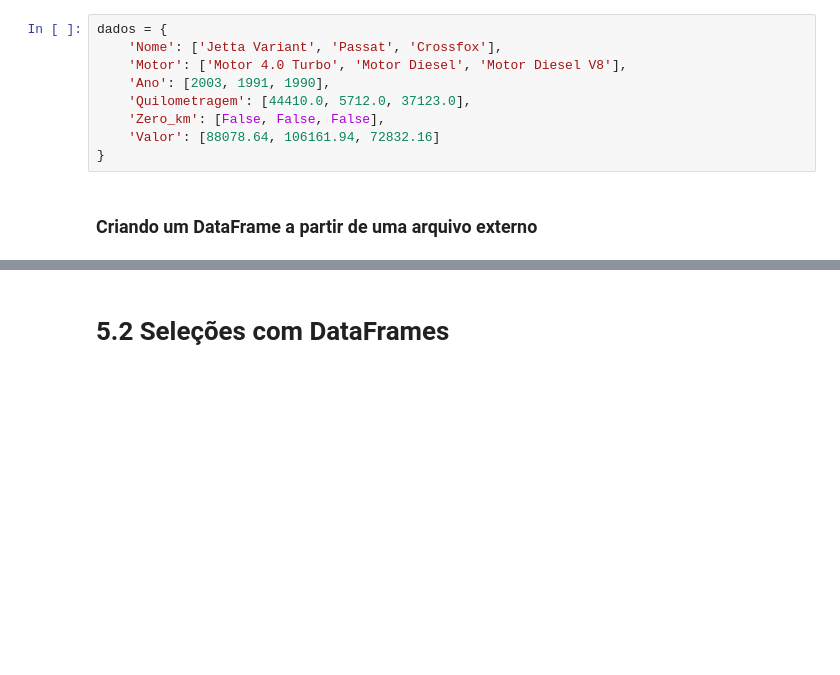
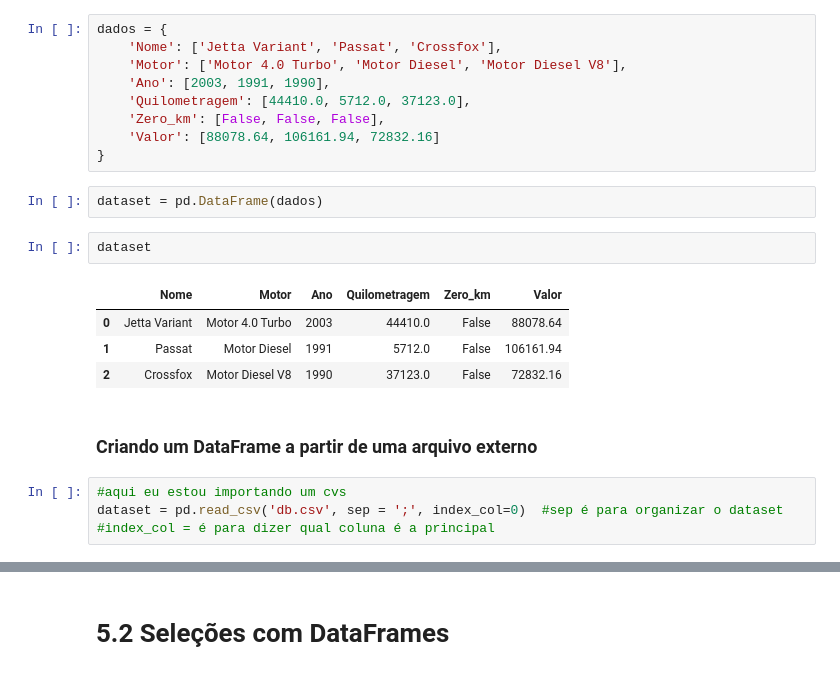
Before and after one commit to crismassaneiro/python-pratice, a Jupyter notebook: Python_Para_Data_Science/3/Python_para_Data_Science_Pandas.ipynb, the cells around one changed output, grey strips where cells are left out. Drawn from its saved outputs; the diff is of its cells as text; blank space fills up the shorter version.

```diff
--- a/Python_Para_Data_Science/3/Python_para_Data_Science_Pandas.ipynb
+++ b/Python_Para_Data_Science/3/Python_para_Data_Science_Pandas.ipynb
@@ -828,5 +852,17 @@ dados = {
     'Zero_km': [False, False, False],
     'Valor': [88078.64, 106161.94, 72832.16]
 }
+# %%
+dataset = pd.DataFrame(dados)
+# %%
+dataset
+# %% [output]
+|  | Nome | Motor | Ano | Quilometragem | Zero_km | Valor |
+| 0 | Jetta Variant | Motor 4.0 Turbo | 2003 | 44410.0 | False | 88078.64 |
+| 1 | Passat | Motor Diesel | 1991 | 5712.0 | False | 106161.94 |
+| 2 | Crossfox | Motor Diesel V8 | 1990 | 37123.0 | False | 72832.16 |
 # %% [markdown]
 ### Criando um DataFrame a partir de uma arquivo externo
+# %%
+#aqui eu estou importando um cvs
+dataset = pd.read_csv('db.csv', sep = ';', index_col=0)  #sep é para organizar o dataset  #index_col = é para dizer qual coluna é a principal
```
Also changed, not shown: parts of 6 cells of this notebook.
